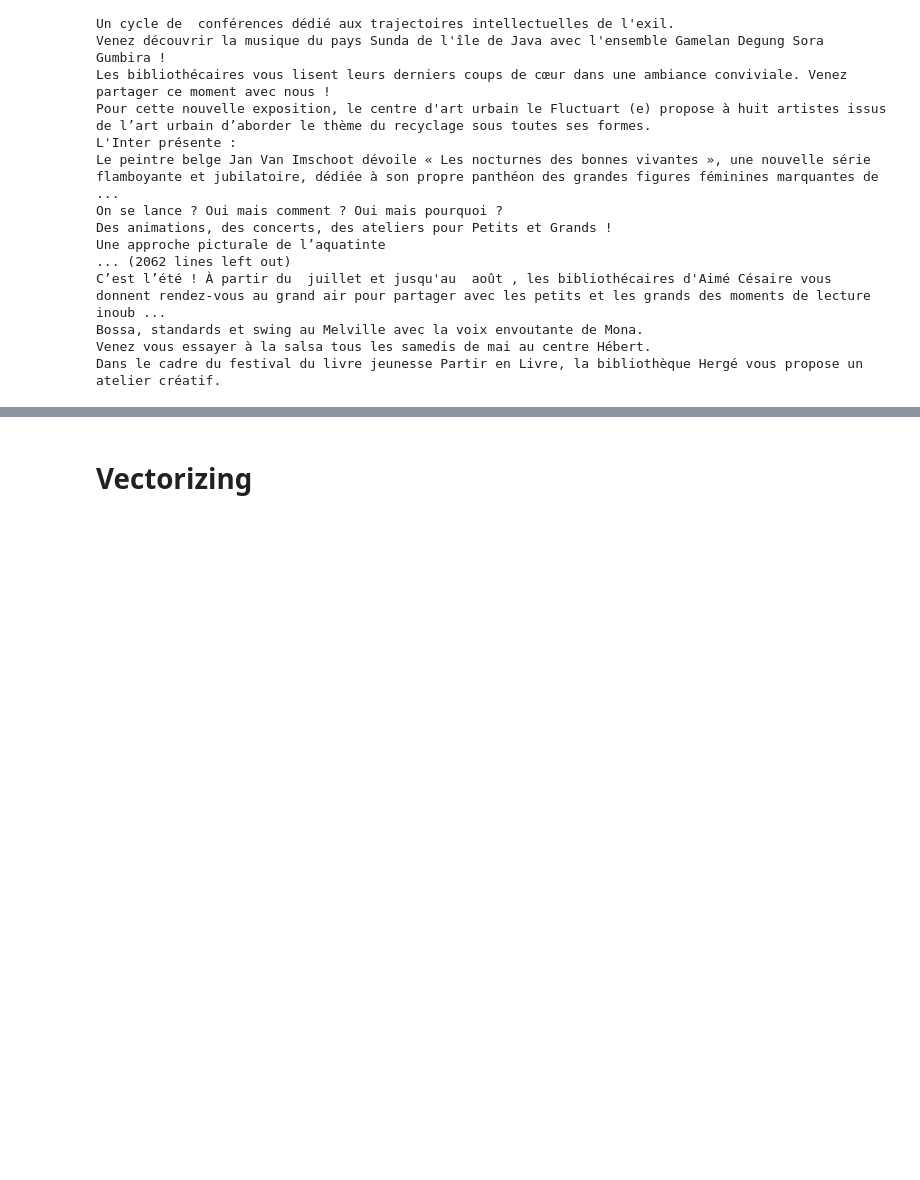
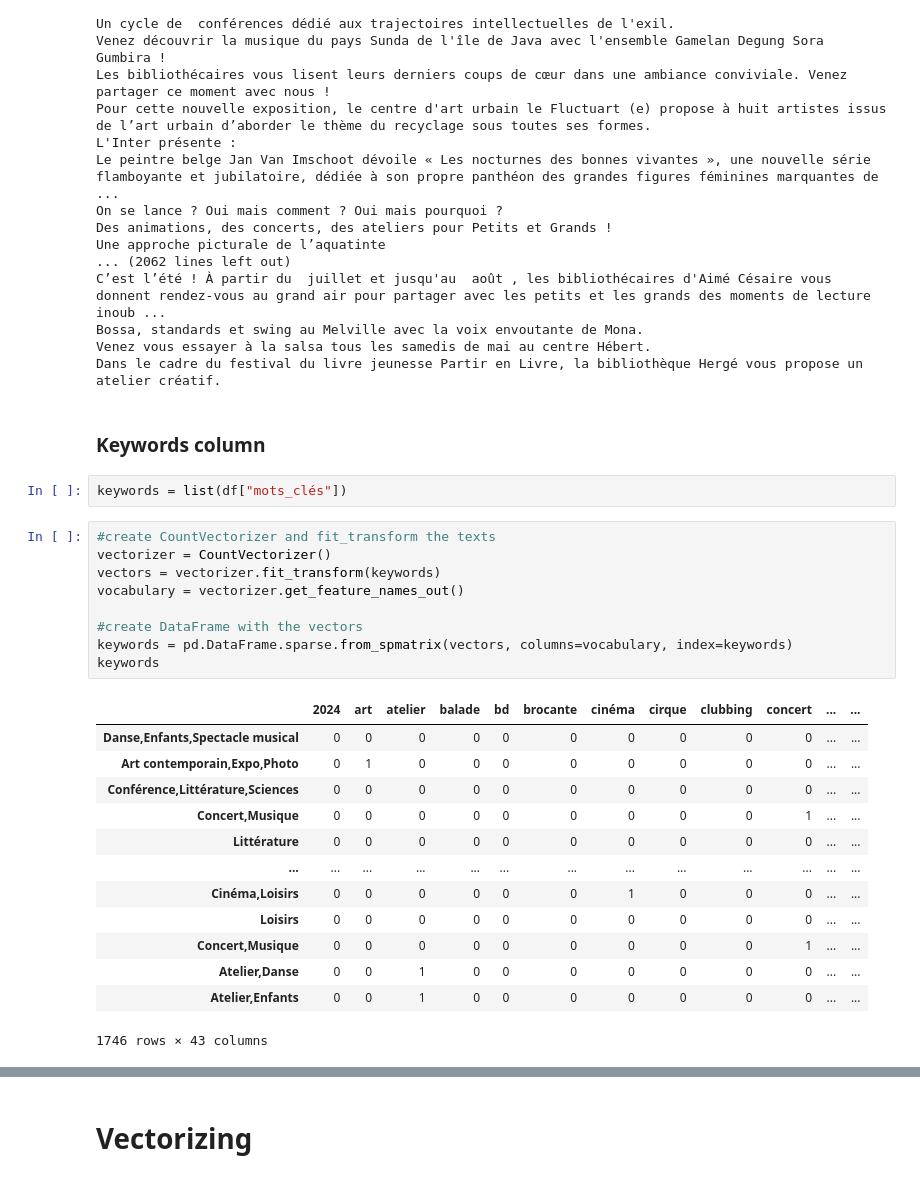
Before and after one commit to axele-mahalin/Final_Project, a Jupyter notebook: Machine_learning.ipynb, the cells around one changed output, grey strips where cells are left out. Drawn from its saved outputs; the diff is of its cells as text; blank space fills up the shorter version.

```diff
--- a/Machine_learning.ipynb
+++ b/Machine_learning.ipynb
@@ -163,3 +173,30 @@ C’est l’été ! À partir du  juillet et jusqu'au  août , les bibliothéca
 Bossa, standards et swing au Melville avec la voix envoutante de Mona.
 Venez vous essayer à la salsa tous les samedis de mai au centre Hébert.
 Dans le cadre du festival du livre jeunesse Partir en Livre, la bibliothèque Hergé vous propose un atelier créatif.
+# %% [markdown]
+### Keywords column
+# %%
+keywords = list(df["mots_clés"])
+# %%
+#create CountVectorizer and fit_transform the texts
+vectorizer = CountVectorizer()
+vectors = vectorizer.fit_transform(keywords)
+vocabulary = vectorizer.get_feature_names_out()
+
+#create DataFrame with the vectors
+keywords = pd.DataFrame.sparse.from_spmatrix(vectors, columns=vocabulary, index=keywords)
+keywords
+# %% [output]
+|  | 2024 | art | atelier | balade | bd | brocante | cinéma | cirque | clubbing | concert | ... | ... |
+| Danse,Enfants,Spectacle musical | 0 | 0 | 0 | 0 | 0 | 0 | 0 | 0 | 0 | 0 | ... | ... |
+| Art contemporain,Expo,Photo | 0 | 1 | 0 | 0 | 0 | 0 | 0 | 0 | 0 | 0 | ... | ... |
+| Conférence,Littérature,Sciences | 0 | 0 | 0 | 0 | 0 | 0 | 0 | 0 | 0 | 0 | ... | ... |
+| Concert,Musique | 0 | 0 | 0 | 0 | 0 | 0 | 0 | 0 | 0 | 1 | ... | ... |
+| Littérature | 0 | 0 | 0 | 0 | 0 | 0 | 0 | 0 | 0 | 0 | ... | ... |
+| ... | ... | ... | ... | ... | ... | ... | ... | ... | ... | ... | ... | ... |
+| Cinéma,Loisirs | 0 | 0 | 0 | 0 | 0 | 0 | 1 | 0 | 0 | 0 | ... | ... |
+| Loisirs | 0 | 0 | 0 | 0 | 0 | 0 | 0 | 0 | 0 | 0 | ... | ... |
+| Concert,Musique | 0 | 0 | 0 | 0 | 0 | 0 | 0 | 0 | 0 | 1 | ... | ... |
+| Atelier,Danse | 0 | 0 | 1 | 0 | 0 | 0 | 0 | 0 | 0 | 0 | ... | ... |
+| Atelier,Enfants | 0 | 0 | 1 | 0 | 0 | 0 | 0 | 0 | 0 | 0 | ... | ... |
+1746 rows × 43 columns
```
Also changed, not shown: parts of 22 cells of this notebook, 1 other file.
